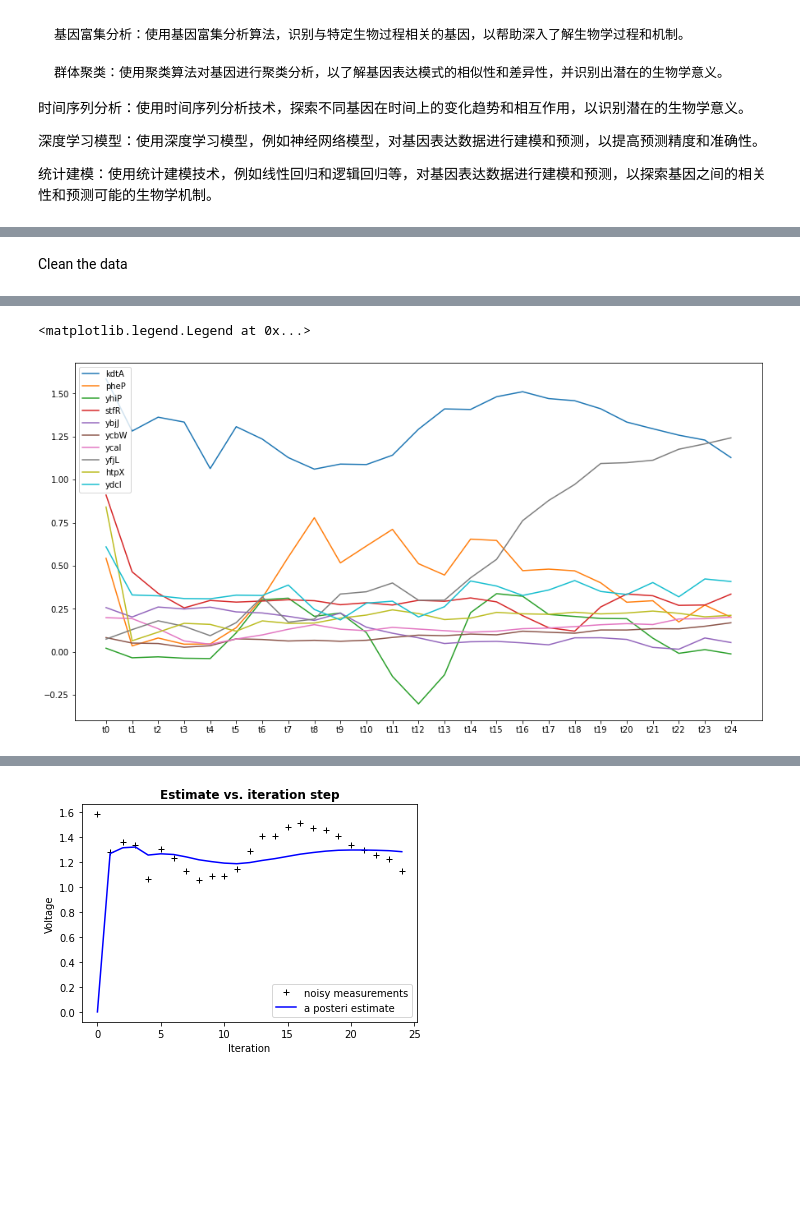
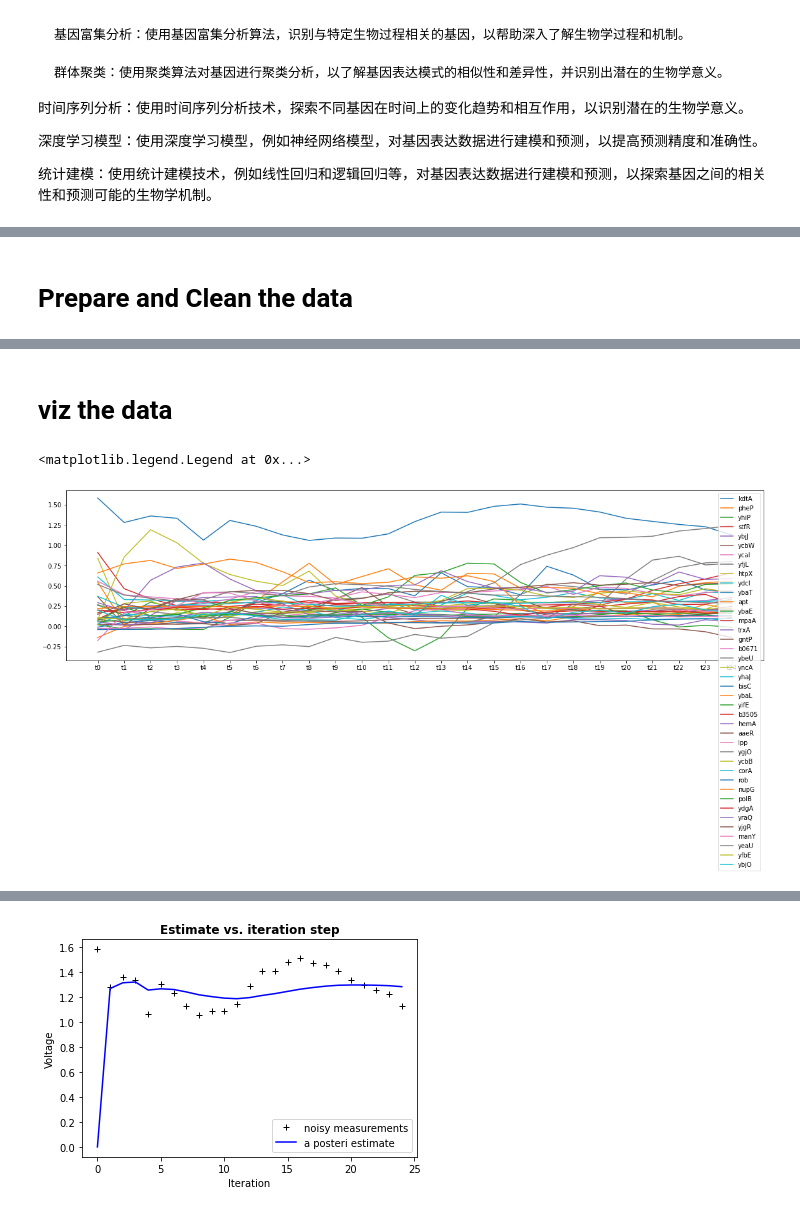
Before and after one commit to ZJLEOWANG3/BayesianTimeSeries, a Jupyter notebook: Toxicogenomics.ipynb, the cells around one changed output, grey strips where cells are left out. Cells and saved outputs as stored; diff of their text form; code cells hidden in the pictures; blank space fills up the shorter version.

```diff
--- a/Toxicogenomics.ipynb
+++ b/Toxicogenomics.ipynb
@@ -34,5 +51,5 @@ import matplotlib.pyplot as plt
-# %% [markdown]
-Clean the data
+# %% [markdown]
+# Prepare and Clean the data
 # %%
 # load gene library
 lib = pd.read_excel("/Users/zijianleowang/Downloads/1000_genes_10_replicates_1_concentrations/Ecoli Lib/e.coli-promoter-library-0222.xls",
@@ -103,13 +120,15 @@ mean_df.to_csv(os.path.join(pathin,"replicates","mean.csv"),index=False)
 # save replicates
 for j,dfj in enumerate(replicates):
     dfj.to_csv(os.path.join(pathin,"replicates","replicates%i.csv"%j),index=False)
+# %% [markdown]
+# viz the data
 # %%
-meangenes = pd.read_csv("/Users/zijianleowang/Downloads/1000_genes_10_replicates_1_concentrations/replicates/mean.csv")
-plt.figure(figsize=(15,8))
-for i in range(10):
+meangenes = pd.read_csv("/Users/zijianleowang/Downloads/Cornell/1Ongoing.Project/1000_genes_10_replicates_1_concentrations/replicates/mean.csv")
+plt.figure(figsize=(20,5))
+for i in range(40):
     genei = meangenes.iloc[i,3:]
     plt.plot(genei,label=meangenes.iloc[i,0])
 plt.legend()
 # %% [output]
 <matplotlib.legend.Legend at 0x...>
-[figure, old version]
+[figure, new version]
```
Also changed, not shown: parts of 3 cells of this notebook, 16 other files.
